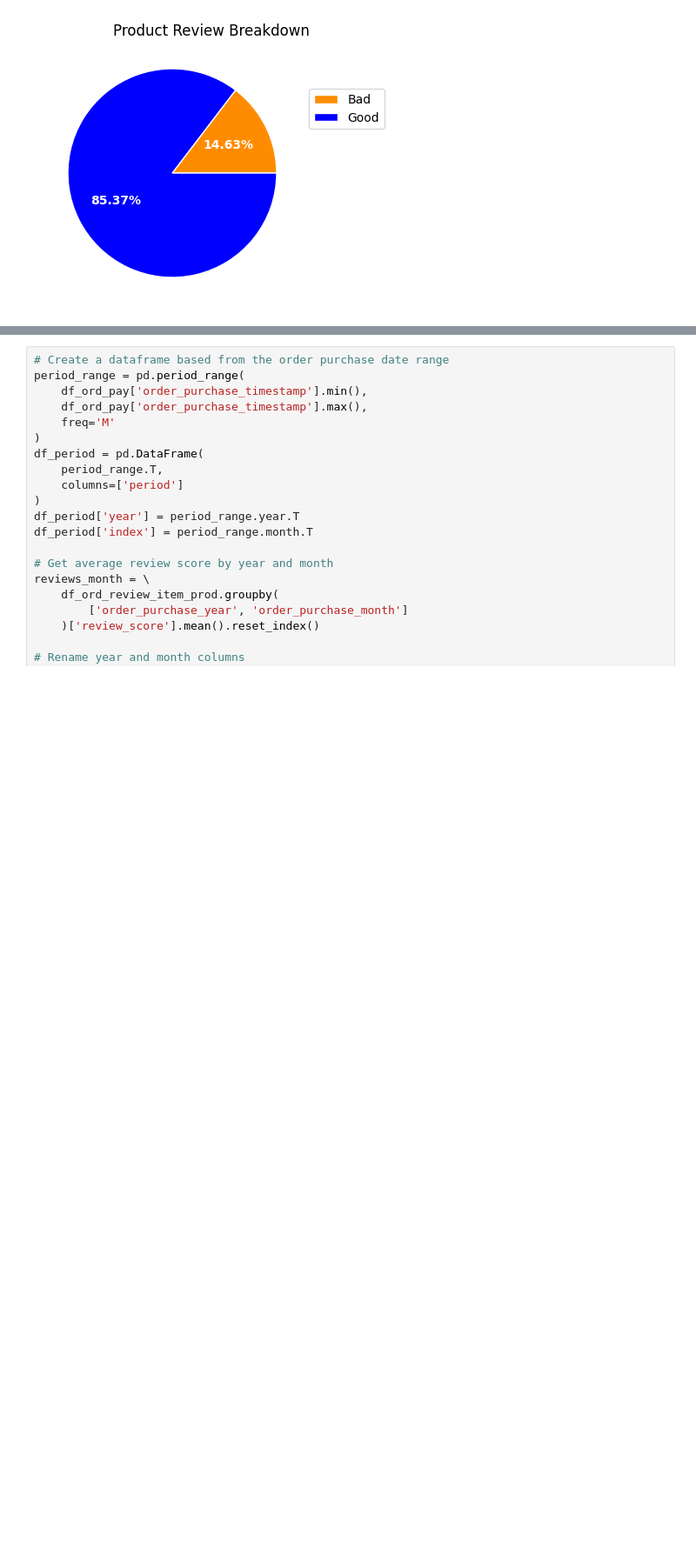
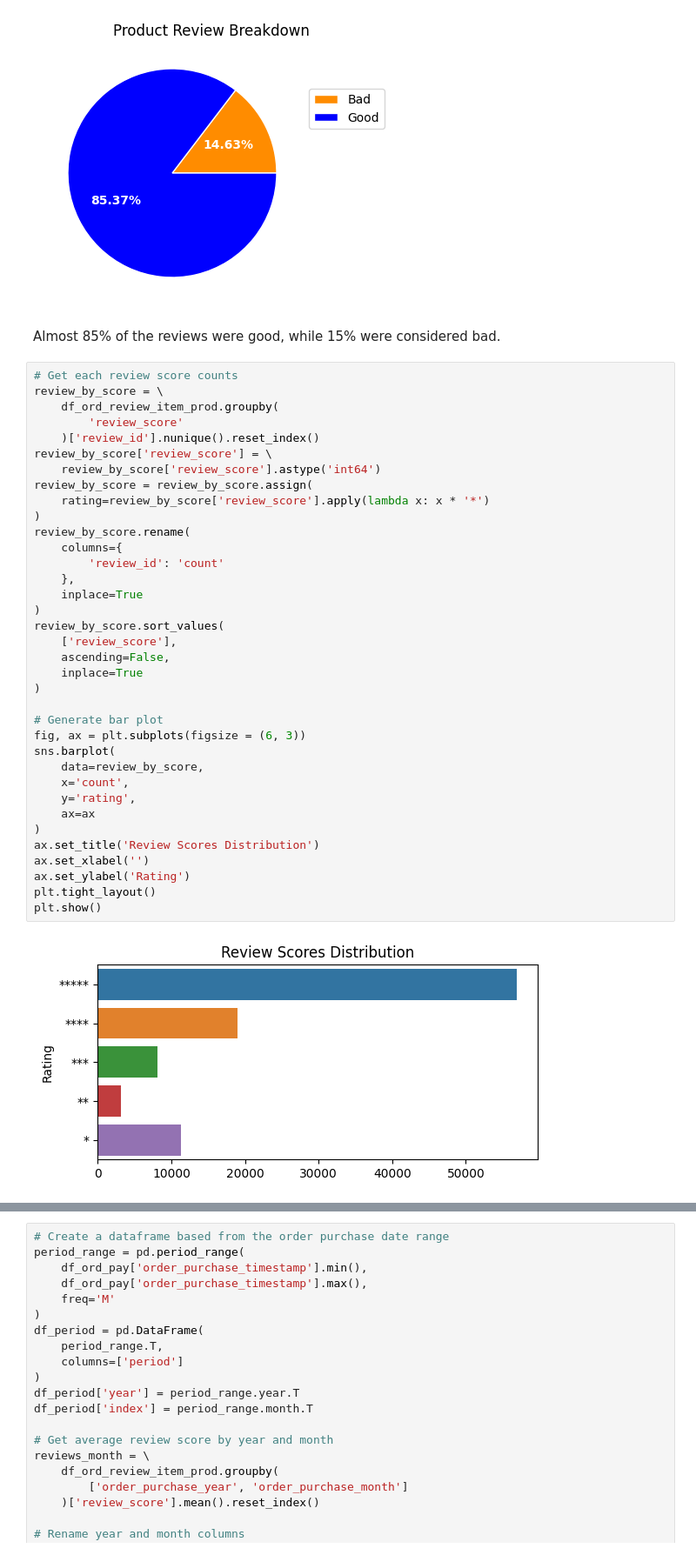
Before and after one commit to ebernardino01/DataAnalystPortfolio, a Jupyter notebook: Olist/Olist_Data_Analysis_Notebook.ipynb, the cells around one changed output, grey strips where cells are left out. Shown at 87% size. Cells and saved outputs as stored; diff of their text form; blank space fills up the shorter version.

```diff
--- a/Olist/Olist_Data_Analysis_Notebook.ipynb
+++ b/Olist/Olist_Data_Analysis_Notebook.ipynb
@@ -1154,3 +1181,43 @@ ax.set_title(
 plt.show()
 # %% [output]
 [figure]
+# %% [markdown]
+Almost 85% of the reviews were good, while 15% were considered bad.
+# %%
+# Get each review score counts
+review_by_score = \
+    df_ord_review_item_prod.groupby(
+        'review_score'
+    )['review_id'].nunique().reset_index()
+review_by_score['review_score'] = \
+    review_by_score['review_score'].astype('int64')
+review_by_score = review_by_score.assign(
+    rating=review_by_score['review_score'].apply(lambda x: x * '*')
+)
+review_by_score.rename(
+    columns={
+        'review_id': 'count'
+    },
+    inplace=True
+)
+review_by_score.sort_values(
+    ['review_score'],
+    ascending=False,
+    inplace=True
+)
+
+# Generate bar plot
+fig, ax = plt.subplots(figsize = (6, 3))
+sns.barplot(
+    data=review_by_score,
+    x='count',
+    y='rating',
+    ax=ax
+)
+ax.set_title('Review Scores Distribution')
+ax.set_xlabel('')
+ax.set_ylabel('Rating')
+plt.tight_layout()
+plt.show()
+# %% [output]
+[figure, added]
```
Also changed, not shown: parts of 16 cells of this notebook.
